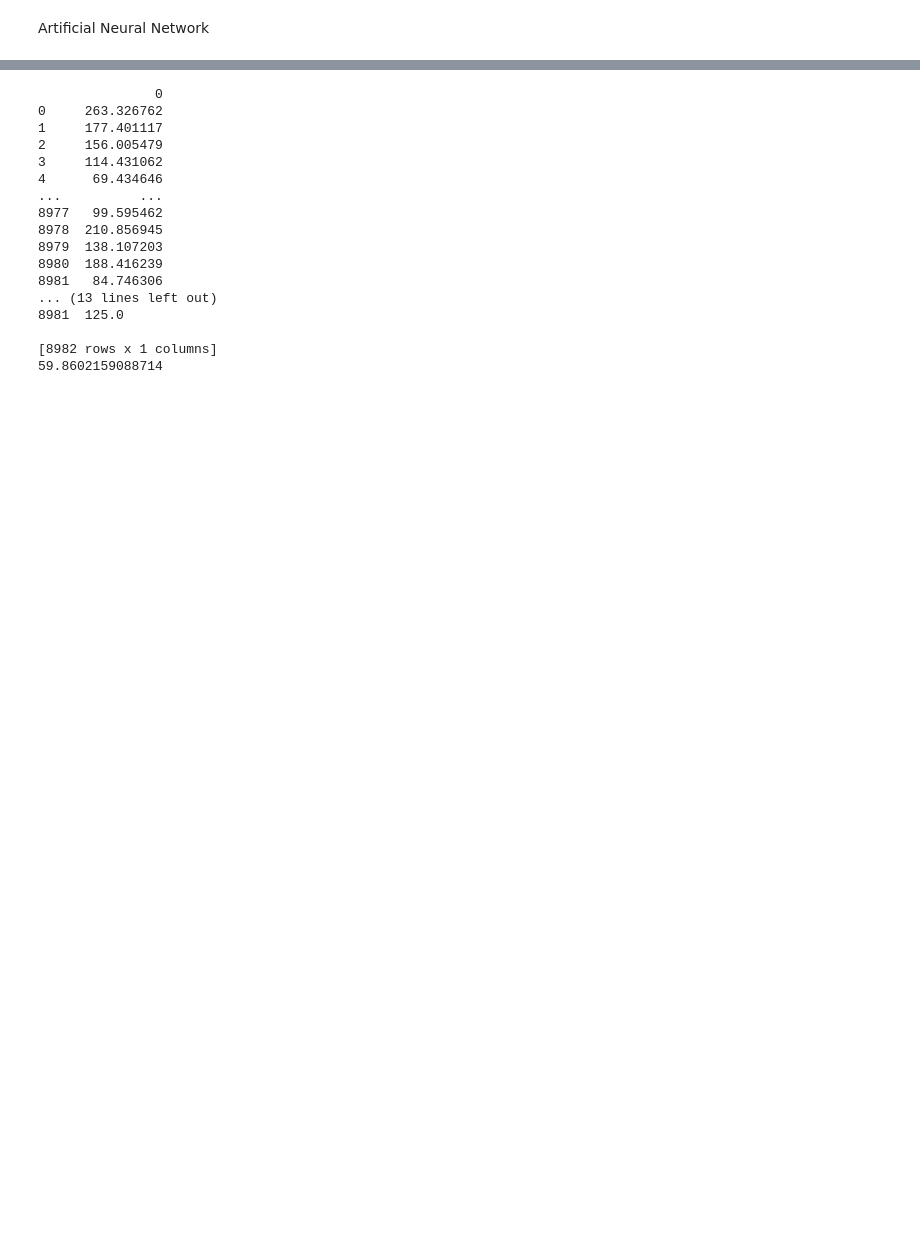
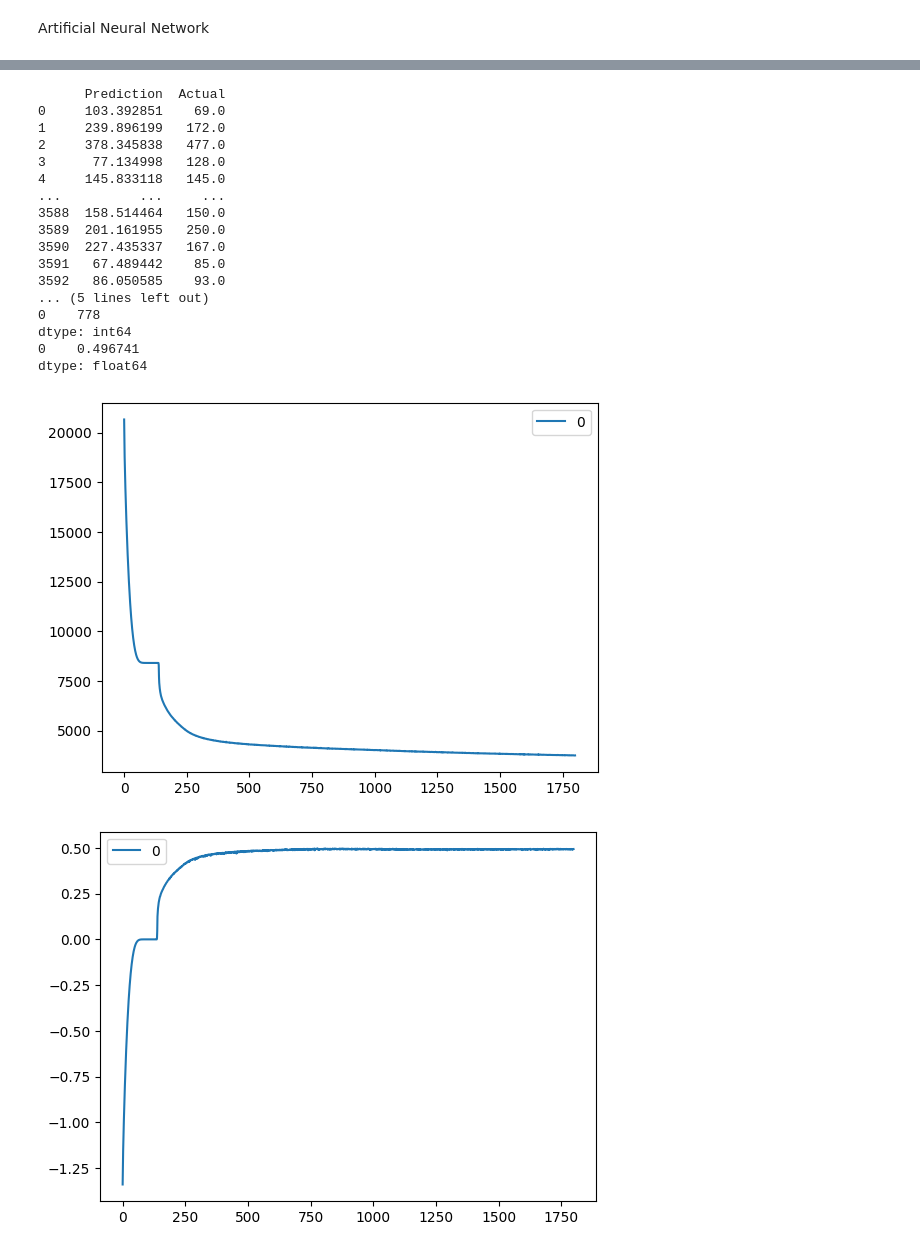
Before and after one commit to j-isaac-adams/nyairbnb, a Jupyter notebook: src/airbnb.ipynb, the cells around one changed output, grey strips where cells are left out. Drawn from its saved outputs; the diff is of its cells as text; code cells hidden in the pictures; blank space fills up the shorter version.

```diff
--- a/src/airbnb.ipynb
+++ b/src/airbnb.ipynb
@@ -285,18 +292,24 @@ from sklearn.model_selection import train_test_split
 
 X = DF.drop('price', axis = 1)
 X = X.drop('id', axis = 1)
+
 y = DF[['price']].values.reshape(-1,)
 
 Scaler = preprocessing.MinMaxScaler()
 X = Scaler.fit_transform(X)
 X = pd.DataFrame(X, columns=DF.columns[2:])
 
-X_train, X_test, y_train, y_test = train_test_split(X, y, test_size=.5)
-regr = MLPRegressor(max_iter=2000,
+# pca = PCA(n_components=8)
+# X = pca.fit_transform(X)
+
+X_train, X_test, y_train, y_test = train_test_split(X, y, test_size=.2, random_state=0)
+regr = MLPRegressor(max_iter=1800,
+                          activation='tanh',
                           hidden_layer_sizes={50,50,25},
-                          n_iter_no_change=500,
+                          early_stopping=True,
+                          n_iter_no_change=1800,
                           verbose=True,
-                          learning_rate='constant',
+                          learning_rate='invscaling',
                           learning_rate_init=.001).fit(X_train, y_train)
 print(regr.score(X_test, y_test))
 # %% [output]
@@ -320,22 +317,36 @@ Iteration 2000, loss = 4489.84070794
-# %%
-print(pd.DataFrame(regr.predict(X_test)))
-print(pd.DataFrame(y_test))
-print(metrics.mean_absolute_error(y_test,regr.predict(X_test)))
-# %% [output]
-               0
-0     263.326762
-1     177.401117
-2     156.005479
-3     114.431062
-4      69.434646
-...          ...
-8977   99.595462
-8978  210.856945
-8979  138.107203
-8980  188.416239
-8981   84.746306
-... (13 lines left out)
-8981  125.0
-
-[8982 rows x 1 columns]
-59.8602159088714
+# %%
+DFT = pd.DataFrame({'Prediction':regr.predict(X_test),'Actual': y_test})
+print(DFT)
+print('Error:', np.sqrt(metrics.mean_squared_error(y_test,regr.predict(X_test))))
+print(pd.DataFrame(regr.loss_curve_).plot())
+print(pd.DataFrame(regr.validation_scores_).plot())
+print(pd.DataFrame(regr.validation_scores_).idxmax())
+print(pd.DataFrame(regr.validation_scores_).max())
+# print(regr.best_validation_score_)
+
+plt.figure(figsize=(10, 6))
+plt.scatter(DFT.iloc[:, 0], DFT.iloc[:, 1])
+plt.title("Price Predict")
+plt.xlabel('Actual Value')
+plt.ylabel('Predicted Value')
+plt.show()
+# %% [output]
+      Prediction  Actual
+0     103.392851    69.0
+1     239.896199   172.0
+2     378.345838   477.0
+3      77.134998   128.0
+4     145.833118   145.0
+...          ...     ...
+3588  158.514464   150.0
+3589  201.161955   250.0
+3590  227.435337   167.0
+3591   67.489442    85.0
+3592   86.050585    93.0
+... (5 lines left out)
+0    778
+dtype: int64
+0    0.496741
+dtype: float64
+[figure, added]
+[figure, added]
```
Also changed, not shown: parts of 12 cells of this notebook, 2 other files.
